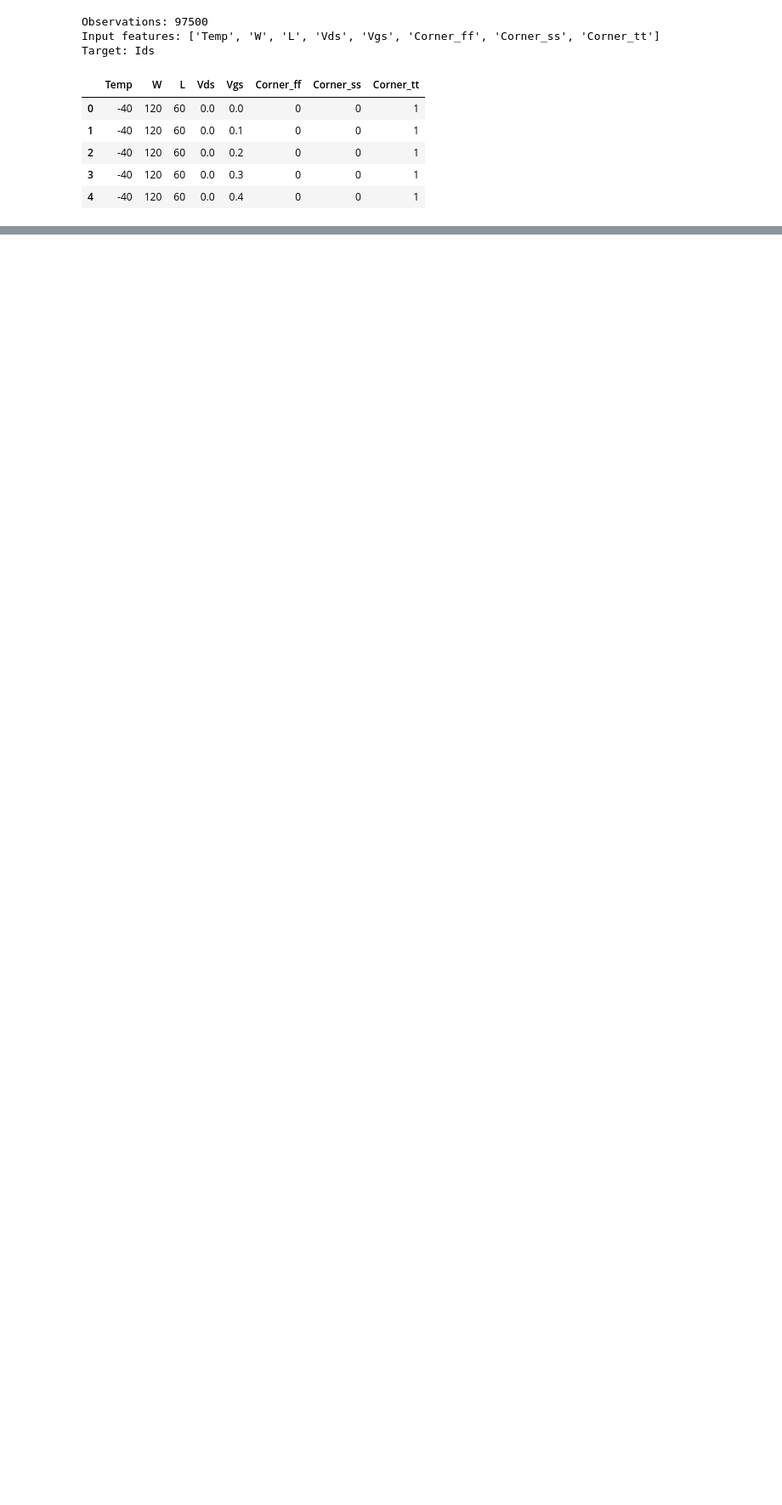
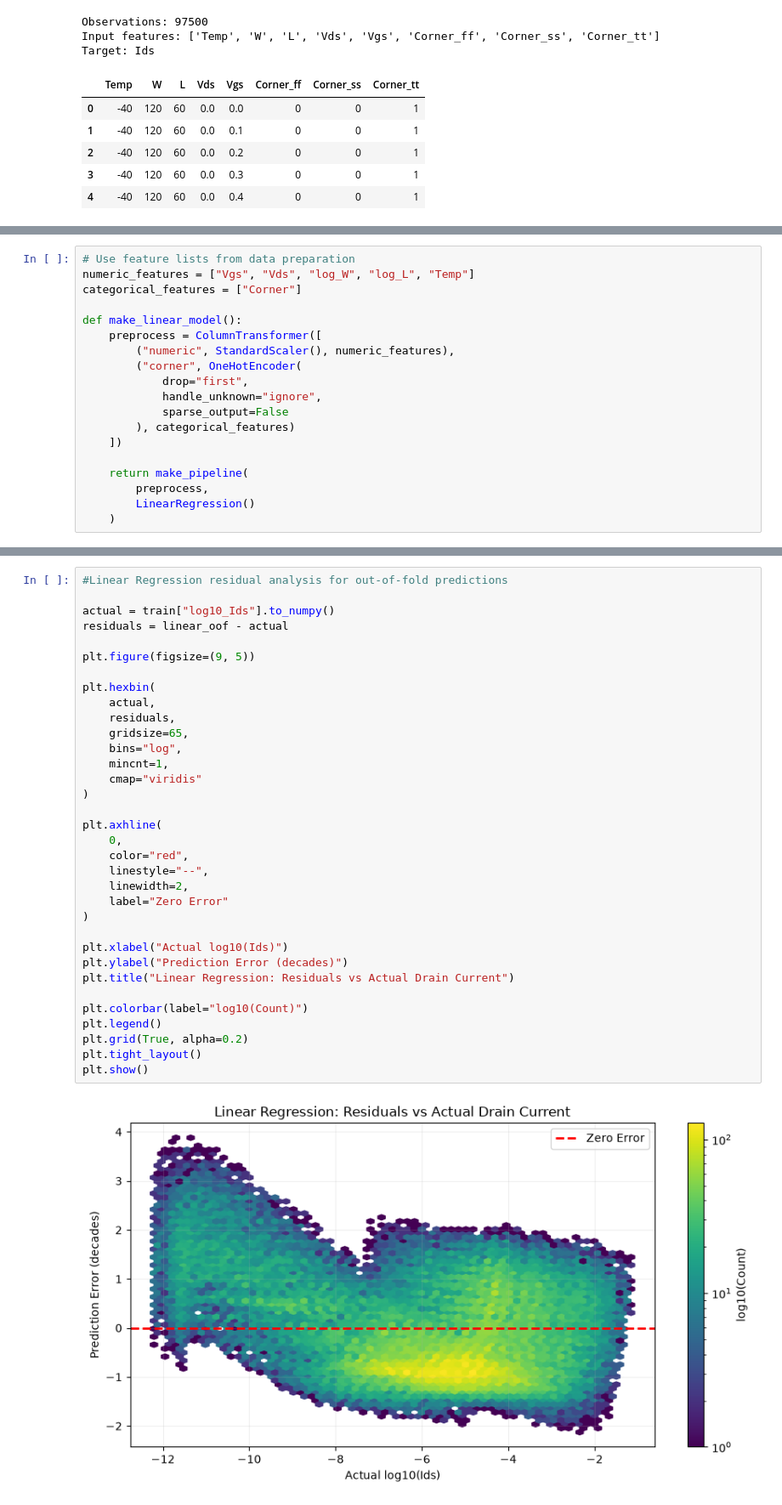
Before and after one commit to error-sangh/mesd-ml-project, a Jupyter notebook: notebooks/MESD_project.ipynb, the cells around one changed output, grey strips where cells are left out. Shown at 85% size. Cells and saved outputs as stored; diff of their text form; blank space fills up the shorter version.

Commit message:
added linear and polynomial regression experiments

```diff
--- a/notebooks/MESD_project.ipynb
+++ b/notebooks/MESD_project.ipynb
@@ -492,0 +408,19 @@ plt.show()
+# %%
+# Use feature lists from data preparation
+numeric_features = ["Vgs", "Vds", "log_W", "log_L", "Temp"]
+categorical_features = ["Corner"]
+
+def make_linear_model():
+    preprocess = ColumnTransformer([
+        ("numeric", StandardScaler(), numeric_features),
+        ("corner", OneHotEncoder(
+            drop="first",
+            handle_unknown="ignore",
+            sparse_output=False
+        ), categorical_features)
+    ])
+
+    return make_pipeline(
+        preprocess,
+        LinearRegression()
+    )
@@ -492,0 +493,36 @@ plt.show()
+# %%
+#Linear Regression residual analysis for out-of-fold predictions
+
+actual = train["log10_Ids"].to_numpy()
+residuals = linear_oof - actual
+
+plt.figure(figsize=(9, 5))
+
+plt.hexbin(
+    actual,
+    residuals,
+    gridsize=65,
+    bins="log",
+    mincnt=1,
+    cmap="viridis"
+)
+
+plt.axhline(
+    0,
+    color="red",
+    linestyle="--",
+    linewidth=2,
+    label="Zero Error"
+)
+
+plt.xlabel("Actual log10(Ids)")
+plt.ylabel("Prediction Error (decades)")
+plt.title("Linear Regression: Residuals vs Actual Drain Current")
+
+plt.colorbar(label="log10(Count)")
+plt.legend()
+plt.grid(True, alpha=0.2)
+plt.tight_layout()
+plt.show()
+# %% [output]
+[figure, added]
```
Also changed, not shown: parts of 35 cells of this notebook.
